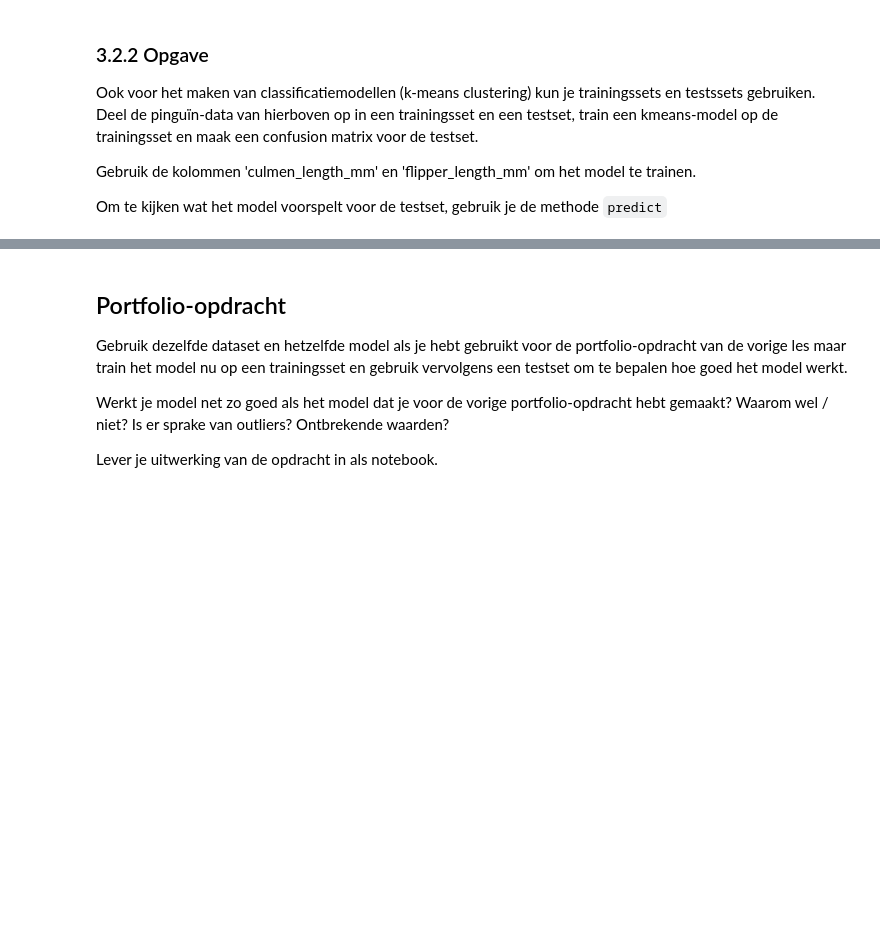
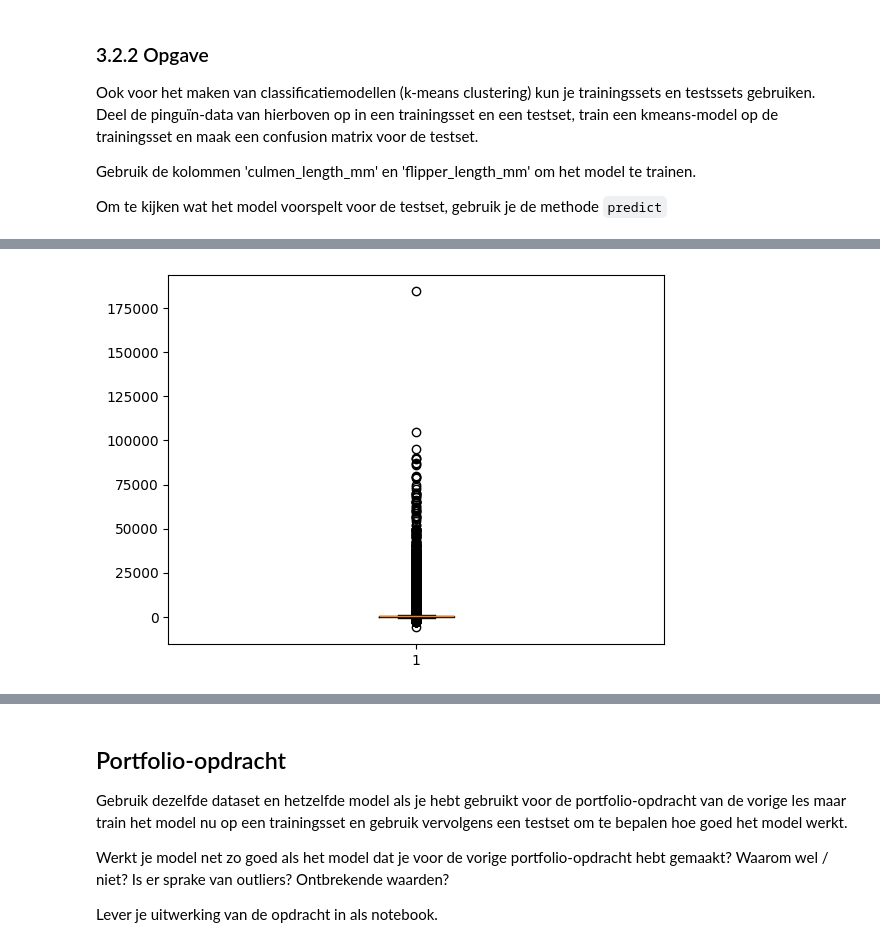
Before and after one commit to mcdejonge/cursus-beginnen-met-data-science, a Jupyter notebook: les_3_modellen_robuuster_maken.ipynb, the cells around one changed output, grey strips where cells are left out. Cells and saved outputs as stored; diff of their text form; code cells hidden in the pictures; blank space fills up the shorter version.

```diff
--- a/les_3_modellen_robuuster_maken.ipynb
+++ b/les_3_modellen_robuuster_maken.ipynb
@@ -349,2 +351,8 @@ Om te kijken wat het model voorspelt voor de testset, gebruik je de methode `pre
+# %%
+# Lees de dataset in
+if 'COLAB_GPU' in os.environ:
+    df_deps = pd.read_csv("https://raw.githubusercontent.com/mcdejonge/beginnen_met_data_science/refs/heads/main/data/dirty_deputies_simple.csv")
+else:
+    df_deps = pd.read_csv("data/dirty_deputies_simple.csv")
 # %% [markdown]
 ### 3.3.1 Outliers
@@ -350,0 +367,5 @@ Om te kijken wat het model voorspelt voor de testset, gebruik je de methode `pre
+# %%
+plt.boxplot(df_deps['refund_value'])
+plt.show()
+# %% [output]
+[figure, added]
```
Also changed, not shown: parts of 25 cells of this notebook, 1 other file.
